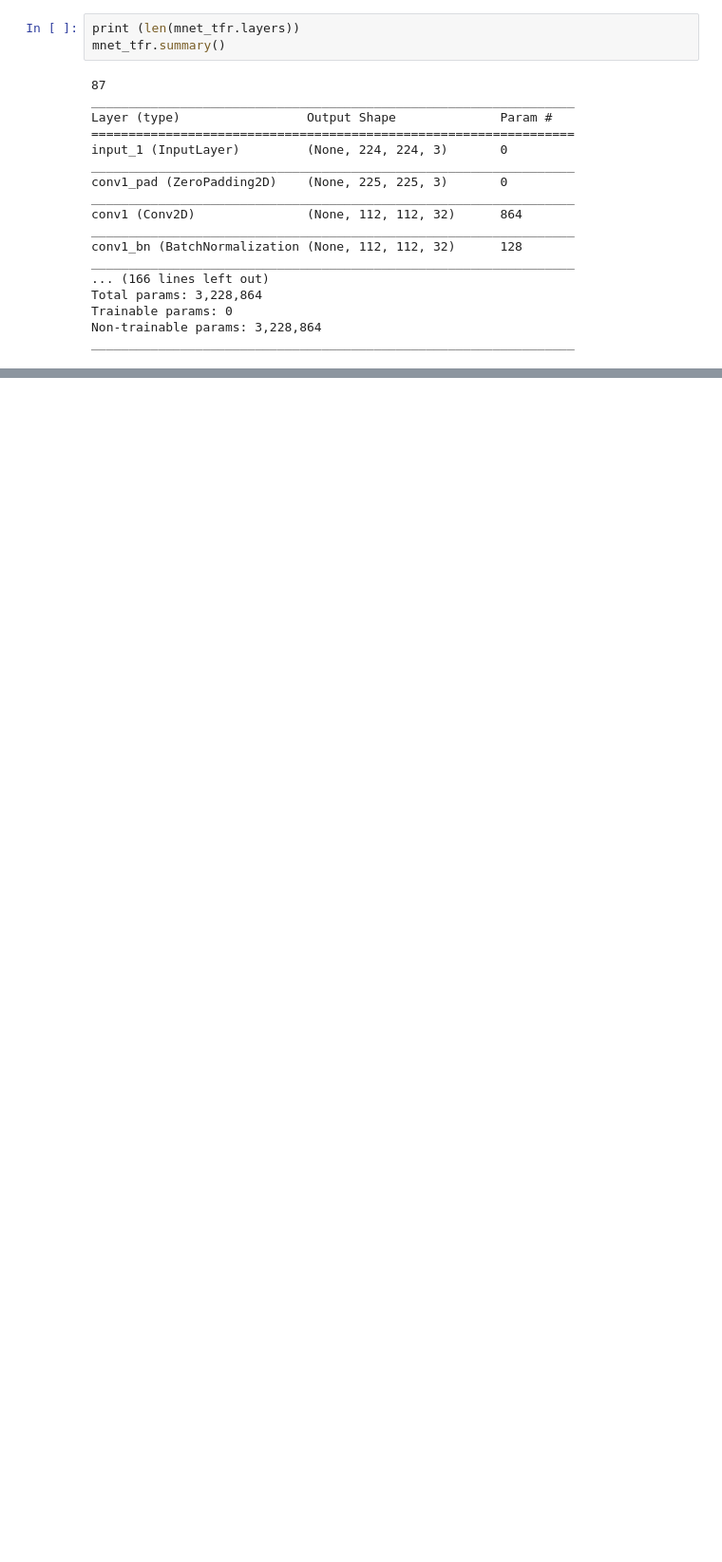
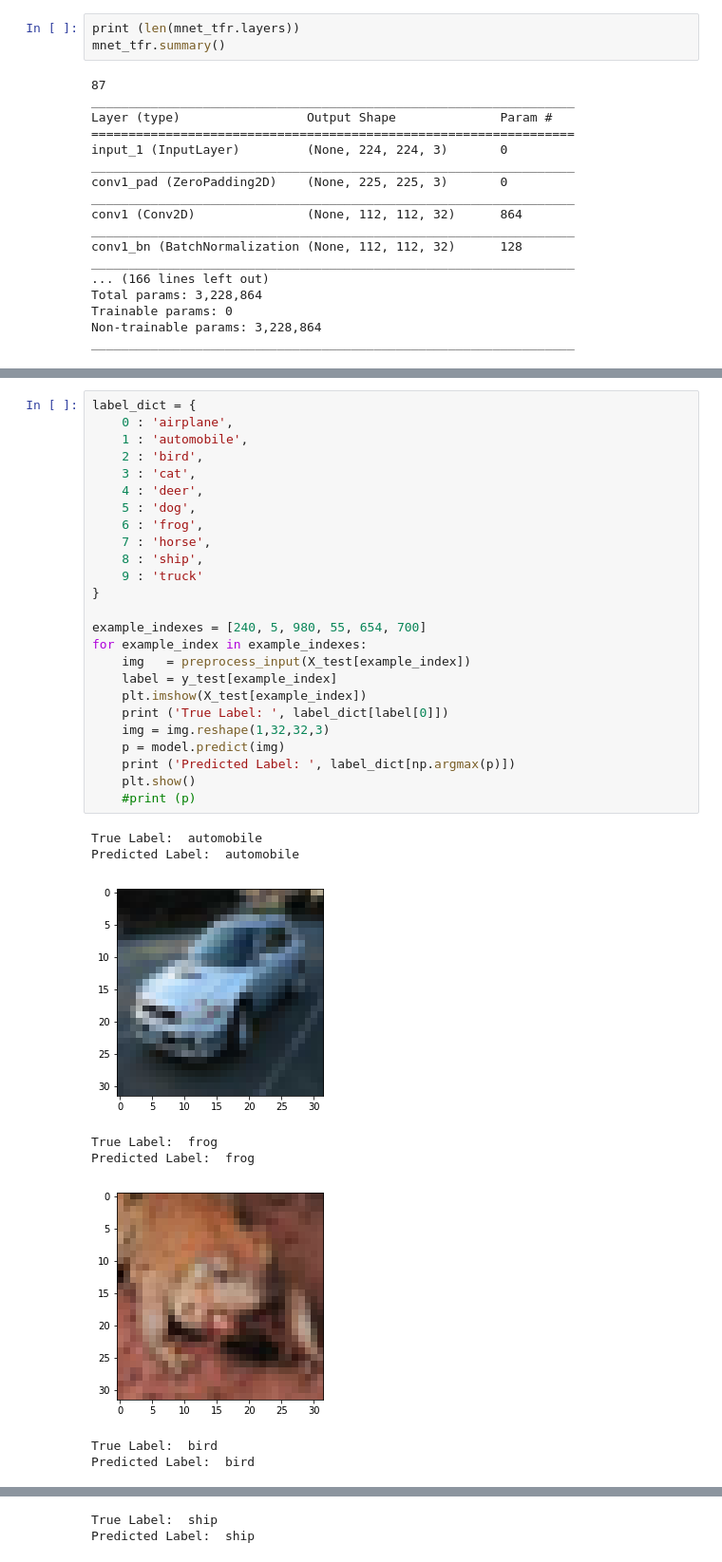
Before and after one commit to PacktPublishing/Hands-On-Deep-Learning-for-Mobile, a Jupyter notebook: Chapter3/Ch3_2_MobileNet_TransferLearning.ipynb, the cells around one changed output, grey strips where cells are left out. Shown at 95% size. Drawn from its saved outputs; the diff is of its cells as text; blank space fills up the shorter version.

```diff
--- a/Chapter3/Ch3_2_MobileNet_TransferLearning.ipynb
+++ b/Chapter3/Ch3_2_MobileNet_TransferLearning.ipynb
@@ -181,0 +231,34 @@ show_loss_stats(hist)
+# %%
+label_dict = {
+    0 : 'airplane',
+    1 : 'automobile',
+    2 : 'bird',
+    3 : 'cat',
+    4 : 'deer',
+    5 : 'dog',
+    6 : 'frog',
+    7 : 'horse',
+    8 : 'ship',
+    9 : 'truck'
+}
+
+example_indexes = [240, 5, 980, 55, 654, 700]
+for example_index in example_indexes:
+    img   = preprocess_input(X_test[example_index])
+    label = y_test[example_index]
+    plt.imshow(X_test[example_index])
+    print ('True Label: ', label_dict[label[0]])
+    img = img.reshape(1,32,32,3)
+    p = model.predict(img)
+    print ('Predicted Label: ', label_dict[np.argmax(p)])
+    plt.show()
+    #print (p)
+# %% [output]
+True Label:  automobile
+Predicted Label:  automobile
+[figure, added]
+True Label:  frog
+Predicted Label:  frog
+[figure, added]
+True Label:  bird
+Predicted Label:  bird
@@ -181,0 +266,2 @@ show_loss_stats(hist)
+True Label:  ship
+Predicted Label:  ship
```
Also changed, not shown: parts of 15 cells of this notebook.
